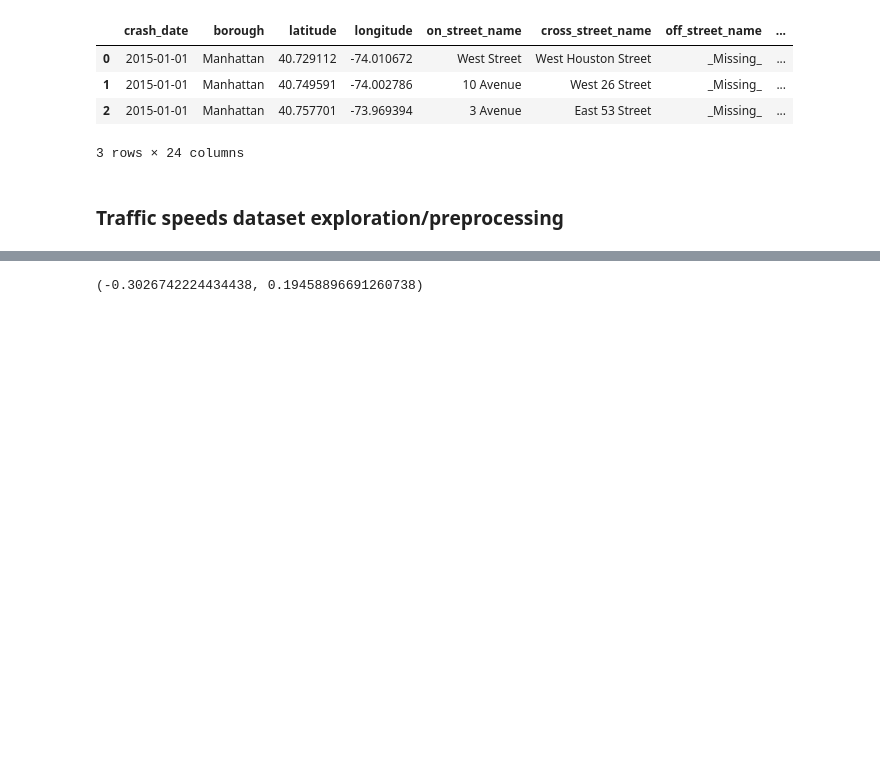
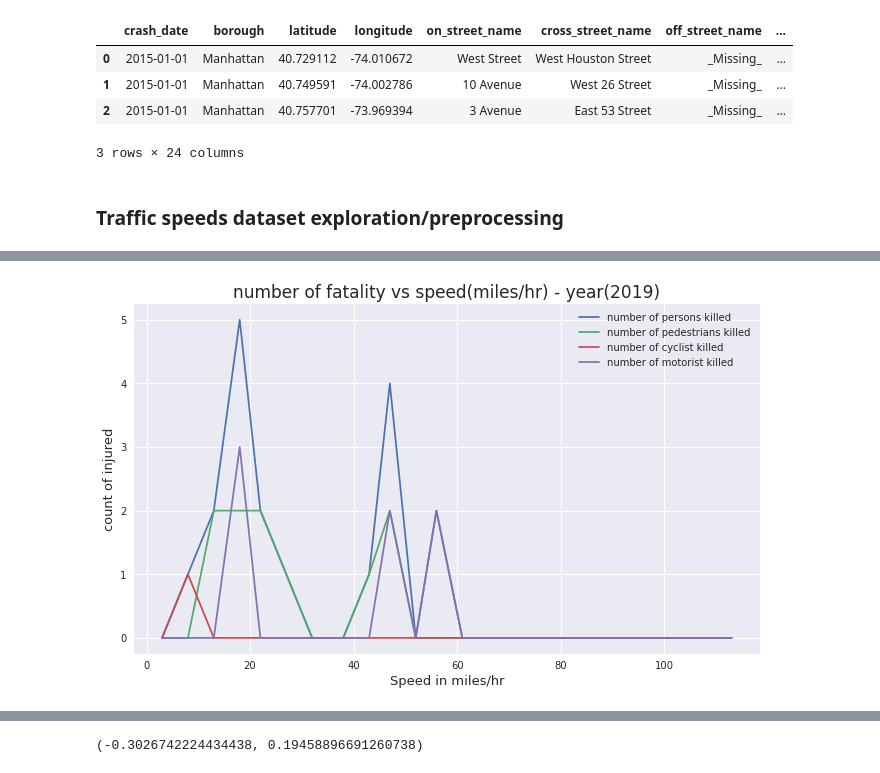
Before and after one commit to amitj1jan/MileStone-I-MADS-Course, a Jupyter notebook: SIADS592.ipynb, the cells around one changed output, grey strips where cells are left out. Saved outputs shown, nothing was run; the diff lists cells and outputs as text; code cells hidden in the pictures; blank space fills up the shorter version.

```diff
--- a/SIADS592.ipynb
+++ b/SIADS592.ipynb
@@ -1069,0 +981,5 @@ multiline_plot(crahes_speed_years_grp, 'Speed', killed_norm_cols_to_lineplot, ti
+# %%
+title = 'number of fatality vs speed(miles/hr) - year(' + str(year) + ')'
+multiline_plot(crahes_speed_yr_grp, 'Speed', killed_cols_to_lineplot, title=title, xlabel='')
+# %% [output]
+[figure, added]
```
Also changed, not shown: parts of 159 cells of this notebook.
